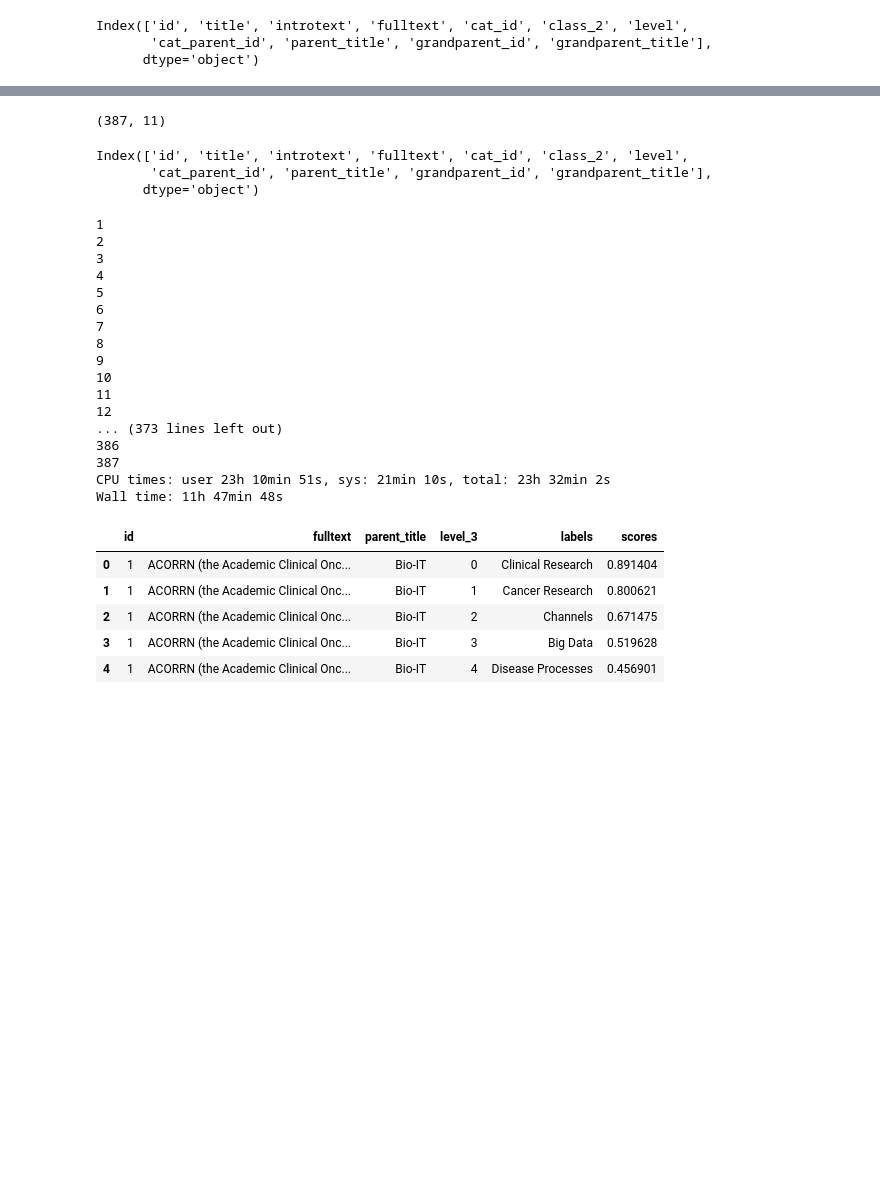
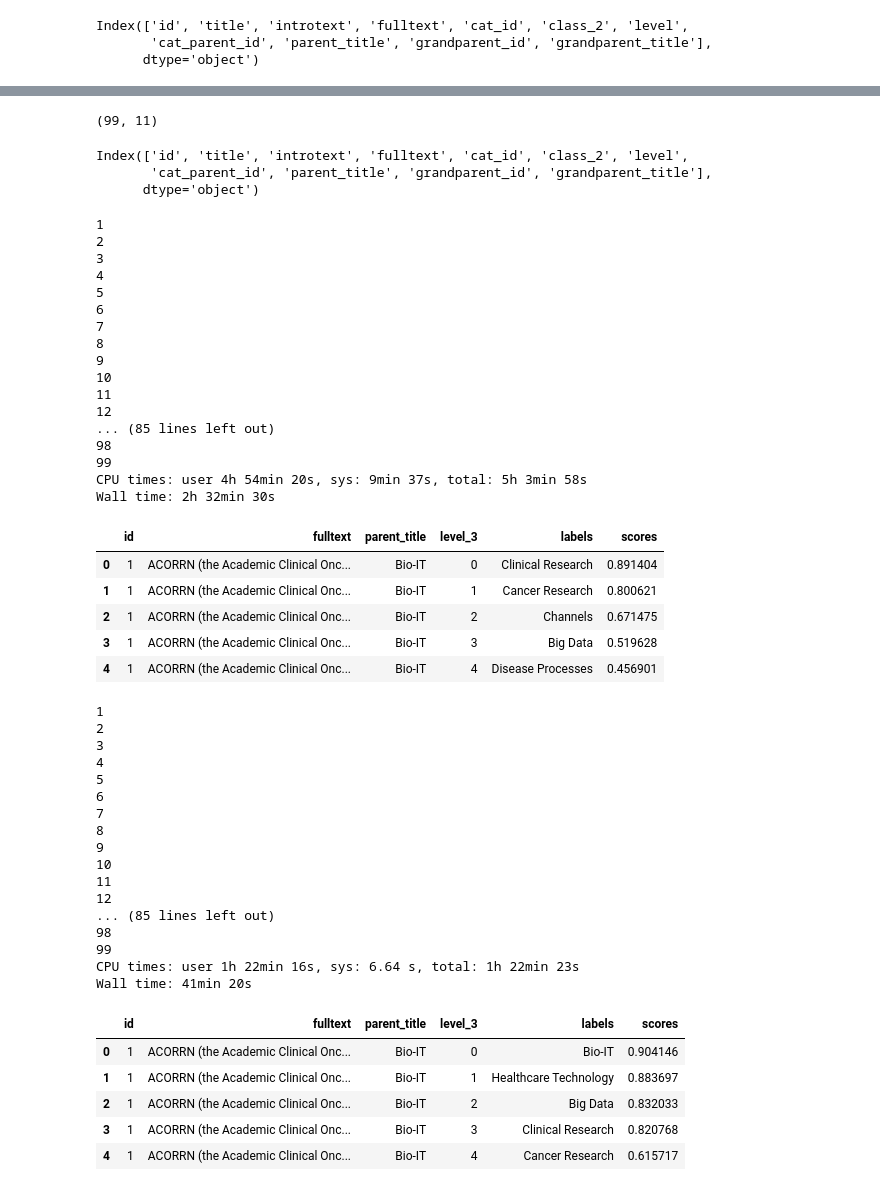
Before and after one commit to venkatasubramani/pubmed_nlp_recommender_system, a Jupyter notebook: nlp-nebuli-hf.ipynb, the cells around one changed output, grey strips where cells are left out. Drawn from its saved outputs; the diff is of its cells as text; code cells hidden in the pictures; blank space fills up the shorter version.

```diff
--- a/nlp-nebuli-hf.ipynb
+++ b/nlp-nebuli-hf.ipynb
@@ -33,7 +31,7 @@ caused by: ['/opt/conda/lib/python3.10/site-packages/tensorflow_io/python/ops/li
 # %%
 data_df = pd.read_csv('/kaggle/input/thesis-data/Nebuli_data.csv',index_col=0)
 candidate_labels = list(data_df['parent_title'].unique())
-data_df = data_df.head(400)
+data_df = data_df.head(100)
 print(data_df.shape)
 data_df.head()
 # %% [output]
@@ -66,7 +60,7 @@ data_df.shape
 data_df = data_df[data_df['fulltext'].isnull()==False]
 print(data_df.shape)
 # %% [output]
-(387, 11)
+(99, 11)
 # %%
 data_df.columns
 # %% [output]
@@ -107,11 +101,11 @@ df.head()
 10
 11
 12
-... (373 lines left out)
-386
-387
-CPU times: user 23h 10min 51s, sys: 21min 10s, total: 23h 32min 2s
-Wall time: 11h 47min 48s
+... (85 lines left out)
+98
+99
+CPU times: user 4h 54min 20s, sys: 9min 37s, total: 5h 3min 58s
+Wall time: 2h 32min 30s
 |  | id | fulltext | parent_title | level_3 | labels | scores |
 | 0 | 1 | ACORRN (the Academic Clinical Onc... | Bio-IT | 0 | Clinical Research | 0.891404 |
 | 1 | 1 | ACORRN (the Academic Clinical Onc... | Bio-IT | 1 | Cancer Research | 0.800621 |
@@ -122,0 +117,38 @@ df.to_csv('output.csv')
+# %%
+%%time
+i=0
+classifier = pipeline("zero-shot-classification", model="MoritzLaurer/DeBERTa-v3-base-mnli-fever-anli")
+def classify(seq):
+    global i
+    i+=1
+    print(i)
+    res = classifier(list(seq['fulltext']), candidate_labels,multi_label = True)
+    df = pd.DataFrame({'labels':res[0]['labels'],'scores':res[0]['scores']})
+    return df
+
+df = data_df.groupby(['id','fulltext','parent_title']).apply(classify).reset_index()
+df.head()
+# %% [output]
+1
+2
+3
+4
+5
+6
+7
+8
+9
+10
+11
+12
+... (85 lines left out)
+98
+99
+CPU times: user 1h 22min 16s, sys: 6.64 s, total: 1h 22min 23s
+Wall time: 41min 20s
+|  | id | fulltext | parent_title | level_3 | labels | scores |
+| 0 | 1 | ACORRN (the Academic Clinical Onc... | Bio-IT | 0 | Bio-IT | 0.904146 |
+| 1 | 1 | ACORRN (the Academic Clinical Onc... | Bio-IT | 1 | Healthcare Technology | 0.883697 |
+| 2 | 1 | ACORRN (the Academic Clinical Onc... | Bio-IT | 2 | Big Data | 0.832033 |
+| 3 | 1 | ACORRN (the Academic Clinical Onc... | Bio-IT | 3 | Clinical Research | 0.820768 |
+| 4 | 1 | ACORRN (the Academic Clinical Onc... | Bio-IT | 4 | Cancer Research | 0.615717 |
```
Also changed, not shown: parts of 9 cells of this notebook.
